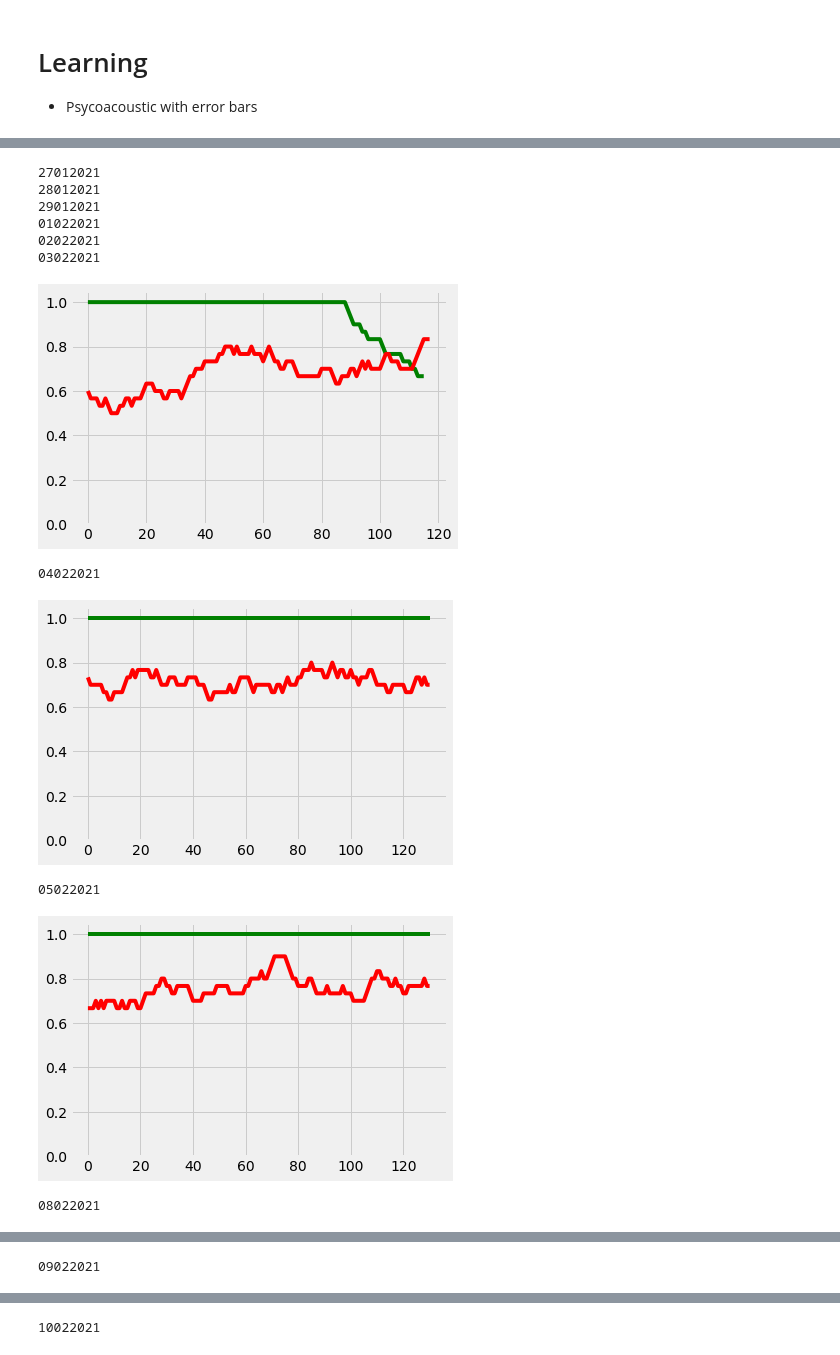
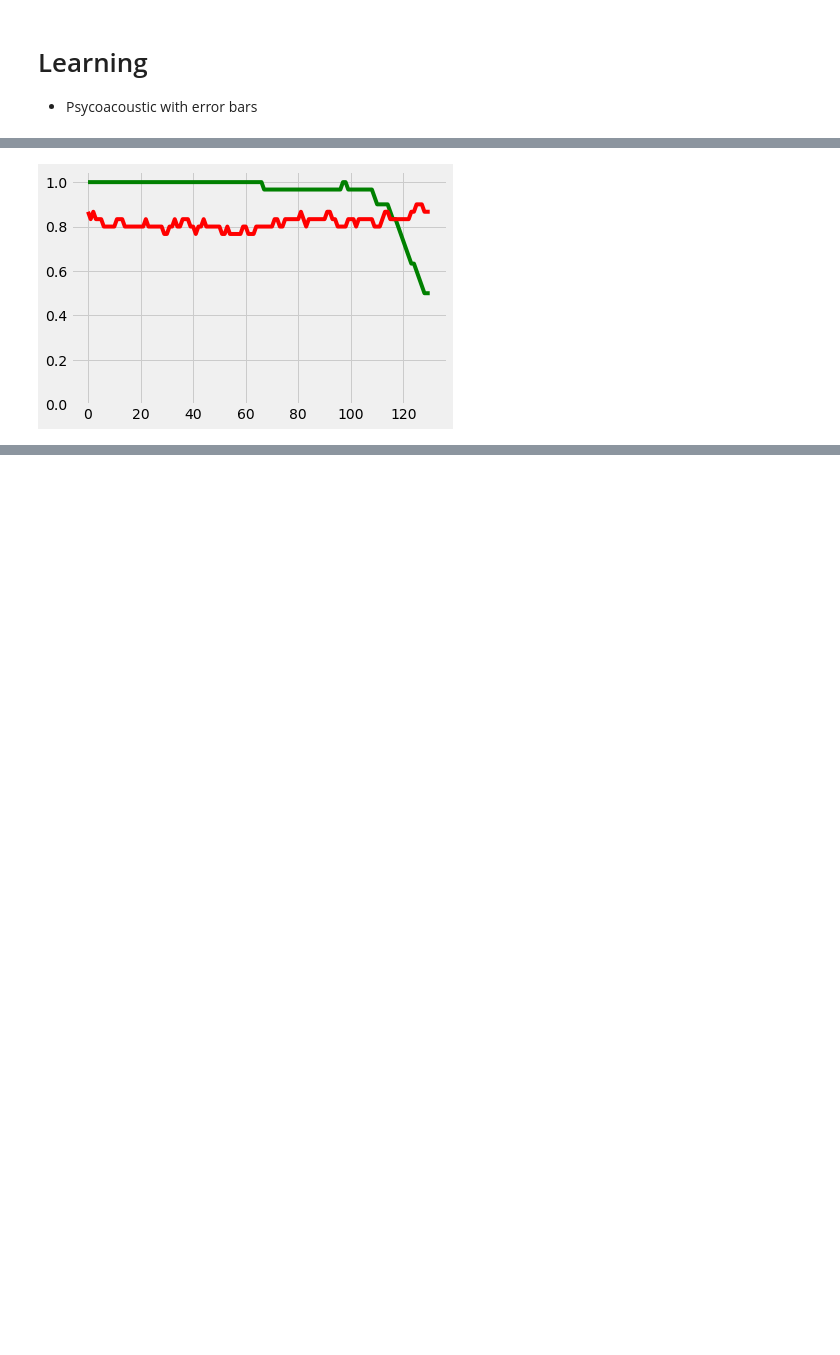
Before and after one commit to AntoninVerdier/Utilities, a Jupyter notebook: Elphy_Analysis/MFB_Figures.ipynb, the cells around one changed output, grey strips where cells are left out. Drawn from its saved outputs; the diff is of its cells as text; code cells hidden in the pictures; blank space fills up the shorter version.

```diff
--- a/Elphy_Analysis/MFB_Figures.ipynb
+++ b/Elphy_Analysis/MFB_Figures.ipynb
@@ -148,4 +157,4 @@ mice_mfb_dis = load_MFB(tag='DIS', verbose=False, rmgaps='Brice')
 # %%
-mice_water_pc = load_water(batch3=False, verbose=False, tag='PC', rmgaps='Brice')
-mice_mfb_pc = load_MFB(tag='PC', verbose=False, rmgaps='Brice')
+mice_water_pc = load_water(batch3=False, verbose=False, tag='PC', rmgaps='Antonin', linkday=True)
+mice_mfb_pc = load_MFB(tag='PC', verbose=False, rmgaps='Antonin')
 # %% [output]
@@ -160,4 +169,4 @@ mice_mfb_pc = load_MFB(tag='PC', verbose=False, rmgaps='Brice')
 # %%
-mice_water_disc = load_water(batch3=True, verbose=False, tag='DISC', rmgaps='Brice')
-mice_mfb_disc = load_MFB(tag='DISC', verbose=False, rmgaps='Brice')
+mice_water_disc = load_water(batch3=True, verbose=True, tag='DISC', rmgaps='Antonin', linkday=True)
+mice_mfb_disc = load_MFB(tag='DISC', verbose=False, rmgaps='Antonin')
 # %% [output]
@@ -332,7 +369,7 @@ plt.show()
 # Learning
 - Psycoacoustic with error bars
 # %%
-mice_water_pc = load_water(batch3=False, verbose=False, tag='PC', rmgaps=True)
-mice_mfb_pc = load_MFB(tag='PC', verbose=False)
+mice_water_pc = load_water(batch3=False, verbose=False, tag='PC', rmgaps='Antonin', linkday=True)
+mice_mfb_pc = load_MFB(tag='PC', verbose=False, rmgaps='Antonin')
 for mouse in mice_water_pc: mouse.select_best_trials(3)
 for mouse in mice_mfb_pc: mouse.keep_best_sessions(3)
@@ -480,4 +478,4 @@ plt.show()
 # %%
-mice_water_pc = load_water(batch3=False, verbose=False, tag='PC', rmgaps='Brice', linkday=True)
-mice_mfb_pc = load_MFB(tag='PC', verbose=False, rmgaps='Brice')
+mice_water_pc = load_water(batch3=False, verbose=False, tag='PC', rmgaps='Antonin', linkday=True)
+mice_mfb_pc = load_MFB(tag='PC', verbose=False, rmgaps='Antonin')
 # %% [output]
@@ -492,34 +490,23 @@ mice_mfb_pc = load_MFB(tag='PC', verbose=False, rmgaps='Brice')
 # %%
 smoothness = 30
 
-unique_mouse = mice_water_pc[0]
+unique_mouse = mice_water_pc[6]
 perfs_unique, dates = unique_mouse.perf()
 
-for i, s in enumerate(unique_mouse.elphy):
-    print(s.date)
-    if perfs_unique[i] > 80:
-        last_session = s
+trial = 18
+s = unique_mouse.elphy[18]
+if perfs_unique[trial] > 80:
+    last_session = s
 
-        gos = [c for c, t in zip(s.tr_corr, s.ta_type) if t == 1]
-        nogos = [c for c, t in zip(s.tr_corr, s.ta_type) if t == 2]
+    gos = [c for c, t in zip(s.tr_corr, s.ta_type) if t == 1]
+    nogos = [c for c, t in zip(s.tr_corr, s.ta_type) if t == 2]
 
-        conv_gos = np.convolve(gos, np.ones(smoothness)/smoothness, mode='valid')
-        conv_nogos = np.convolve(nogos, np.ones(smoothness)/smoothness, mode='valid')
+    conv_gos = np.convolve(gos, np.ones(smoothness)/smoothness, mode='valid')
+    conv_nogos = np.convolve(nogos, np.ones(smoothness)/smoothness, mode='valid')
 
-        plt.plot(conv_gos, c='green')
-        plt.plot(conv_nogos, c='red')
-        plt.ylim((0, 1.05))
-        plt.show()
+    plt.plot(conv_gos, c='green')
+    plt.plot(conv_nogos, c='red')
+    plt.ylim((0, 1.05))
+    plt.show()
 # %% [output]
-27012021
-28012021
-29012021
-01022021
-02022021
-03022021
-[figure, old version]
+[figure, new version]
-04022021
-[figure, removed]
-05022021
-[figure, removed]
-08022021
@@ -527 +512,0 @@ for i, s in enumerate(unique_mouse.elphy):
-09022021
@@ -529 +512,0 @@ for i, s in enumerate(unique_mouse.elphy):
-10022021
```
Also changed, not shown: parts of 15 cells of this notebook, 4 other files.
